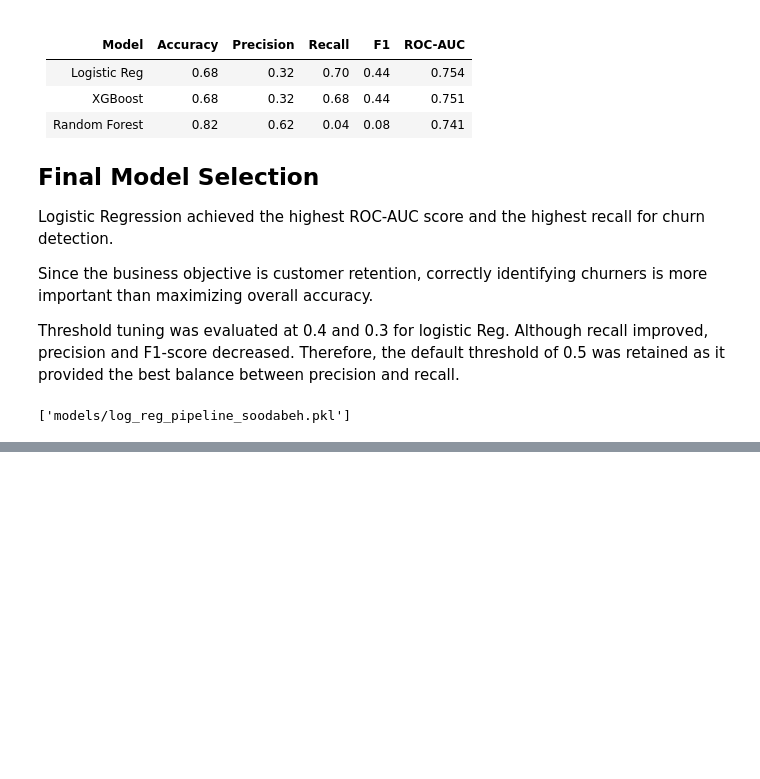
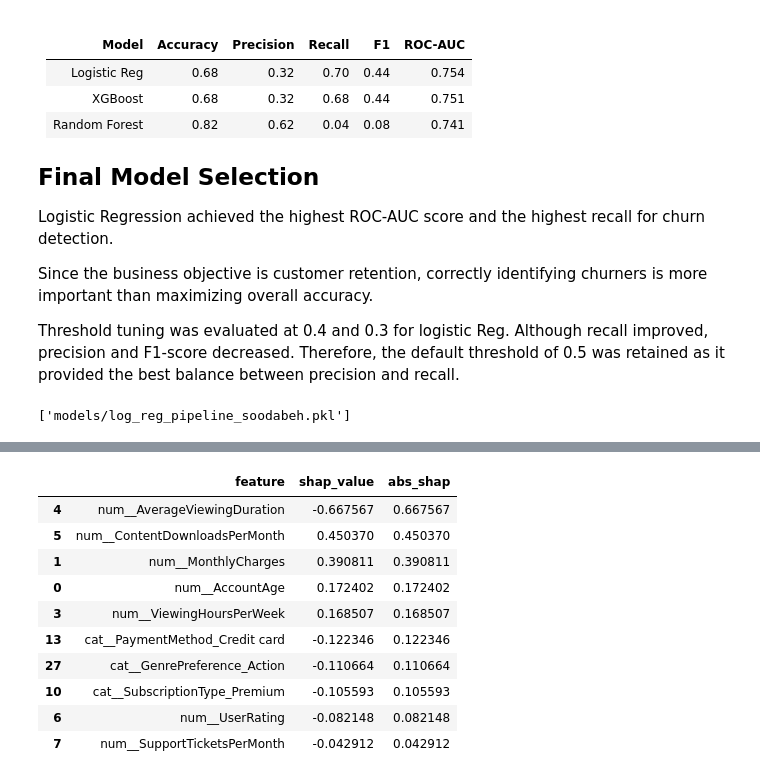
Before and after one commit to Soodabeh/retention-agent, a Jupyter notebook: notebooks/soodabeh-notebook.ipynb, the cells around one changed output, grey strips where cells are left out. Drawn from its saved outputs; the diff is of its cells as text; code cells hidden in the pictures; blank space fills up the shorter version.

Commit message:
Add SHAP explainability module

```diff
--- a/notebooks/soodabeh-notebook.ipynb
+++ b/notebooks/soodabeh-notebook.ipynb
@@ -762,0 +850,11 @@ joblib.dump(
+# %%
+model = log_reg_pipeline.named_steps["model"]
+# %%
+import shap
+
+explainer = shap.Explainer(
+    model,
+    X_train_t[:100]
+)
+# %%
+shap_values = explainer(X_train_t[:5])
@@ -762,0 +881,4 @@ joblib.dump(
+# %%
+feature_names = preprocessor.get_feature_names_out()
+
+len(feature_names)
@@ -762,0 +907,30 @@ joblib.dump(
+# %%
+customer_idx = 0
+
+customer_shap = shap_values.values[customer_idx]
+
+import pandas as pd
+
+shap_df = pd.DataFrame({
+    "feature": feature_names,
+    "shap_value": customer_shap
+})
+
+shap_df["abs_shap"] = shap_df["shap_value"].abs()
+
+shap_df.sort_values(
+    "abs_shap",
+    ascending=False
+).head(10)
+# %% [output]
+|  | feature | shap_value | abs_shap |
+| 4 | num__AverageViewingDuration | -0.667567 | 0.667567 |
+| 5 | num__ContentDownloadsPerMonth | 0.450370 | 0.450370 |
+| 1 | num__MonthlyCharges | 0.390811 | 0.390811 |
+| 0 | num__AccountAge | 0.172402 | 0.172402 |
+| 3 | num__ViewingHoursPerWeek | 0.168507 | 0.168507 |
+| 13 | cat__PaymentMethod_Credit card | -0.122346 | 0.122346 |
+| 27 | cat__GenrePreference_Action | -0.110664 | 0.110664 |
+| 10 | cat__SubscriptionType_Premium | -0.105593 | 0.105593 |
+| 6 | num__UserRating | -0.082148 | 0.082148 |
+| 7 | num__SupportTicketsPerMonth | -0.042912 | 0.042912 |
```
Also changed, not shown: parts of 9 cells of this notebook, 3 other files.
